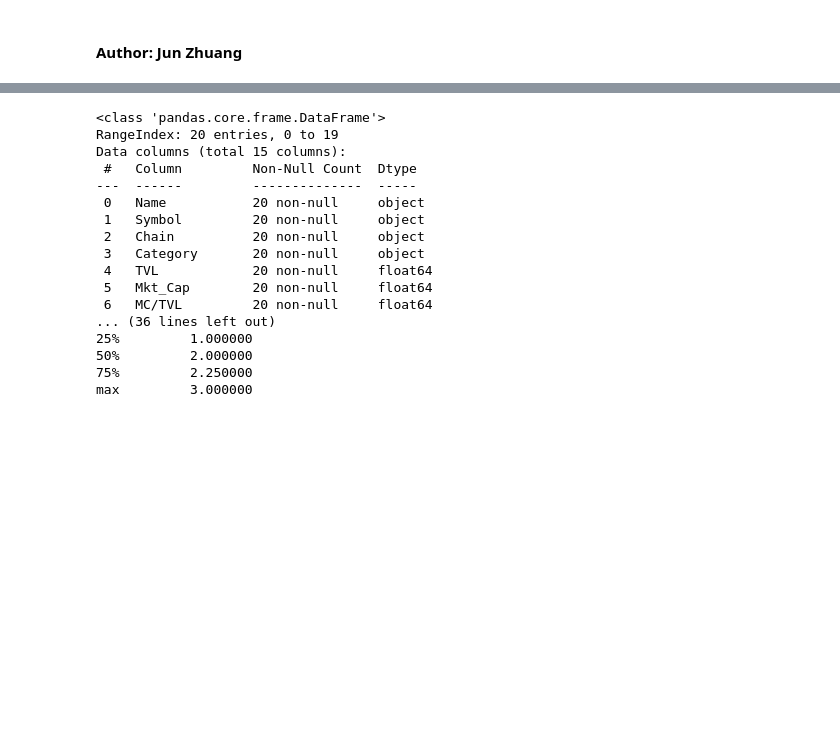
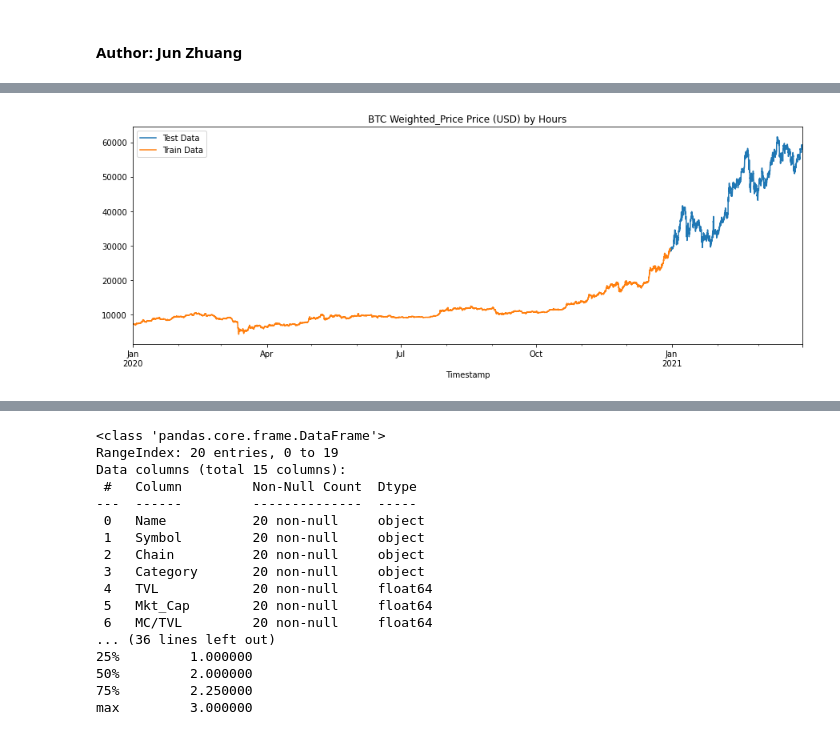
Before and after one commit to junzhuang-code/potential_defi_tokens, a Jupyter notebook: defi_analysis.ipynb, the cells around one changed output, grey strips where cells are left out. Drawn from its saved outputs; the diff is of its cells as text; code cells hidden in the pictures; blank space fills up the shorter version.

```diff
--- a/defi_analysis.ipynb
+++ b/defi_analysis.ipynb
@@ -89,0 +151,8 @@ In the future, this scheme could be extended to an online data analysis framewor
+# %%
+# Present the train/test data
+_ = data_test \
+    .rename(columns={'Weighted_Price': 'Test Data'}) \
+    .join(data_train.rename(columns={'Weighted_Price': 'Train Data'}), how='outer') \
+    .plot(figsize=(15,5), title='BTC Weighted_Price Price (USD) by Hours', style='')
+# %% [output]
+[figure, added]
```
Also changed, not shown: parts of 9 cells of this notebook.
